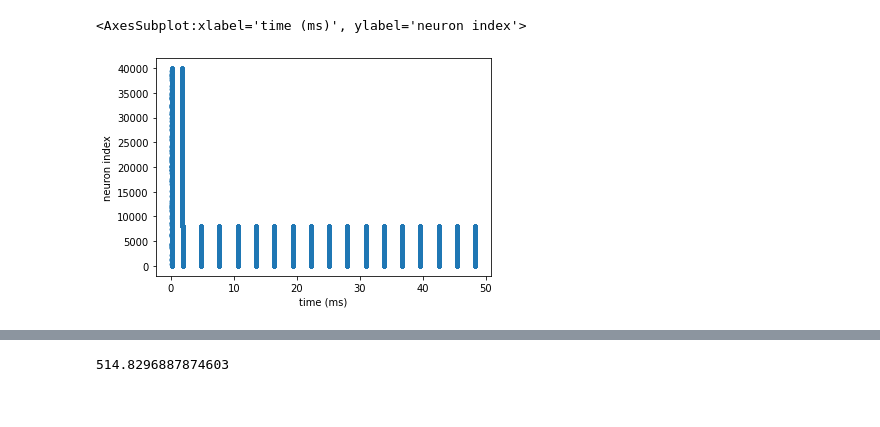
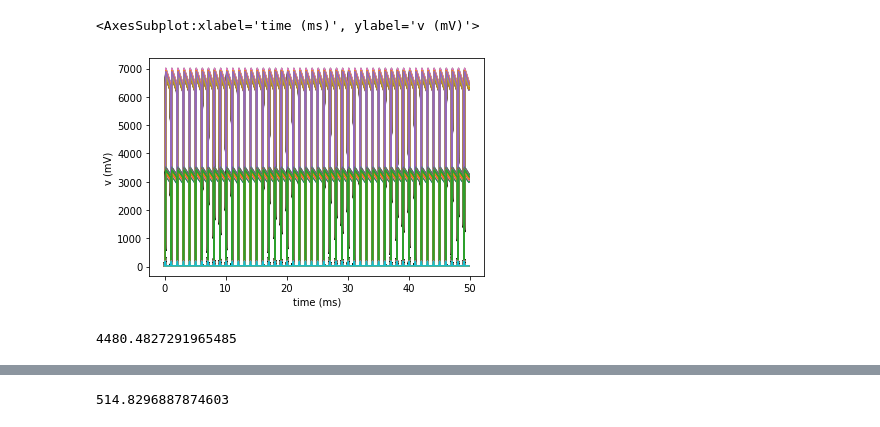
Before and after one commit to albertalbesa/inhibitory-connectivity, a Jupyter notebook: network_simulation.ipynb, the cells around one changed output, grey strips where cells are left out. Drawn from its saved outputs; the diff is of its cells as text; code cells hidden in the pictures.

```diff
--- a/network_simulation.ipynb
+++ b/network_simulation.ipynb
@@ -184,5 +250,5 @@ WARNING    Came across an abstract code block that may not be well-defined: the
 # %%
-brian_plot(M)
+brian_plot(V)
 # %% [output]
-<AxesSubplot:xlabel='time (ms)', ylabel='neuron index'>
+<AxesSubplot:xlabel='time (ms)', ylabel='v (mV)'>
-[figure, old version]
+[figure, new version]
@@ -188,0 +335,13 @@ brian_plot(M)
+# %%
+total_time = 50*ms
+
+start = time.time()
+
+run(total_time)
+
+end = time.time()
+time_elapsed = end - start
+
+print(time_elapsed)
+# %% [output]
+4480.4827291965485
```
Also changed, not shown: parts of 19 cells of this notebook.
